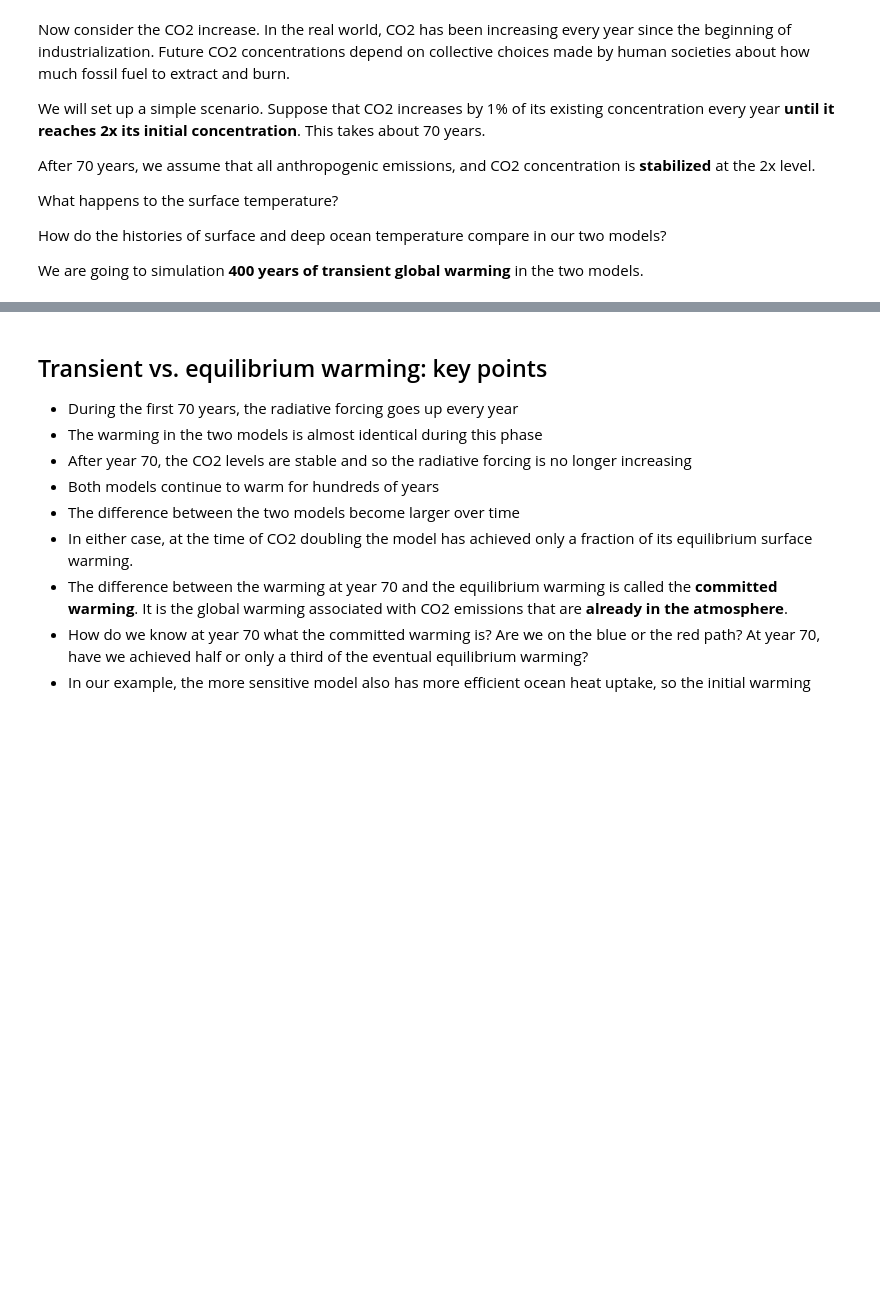
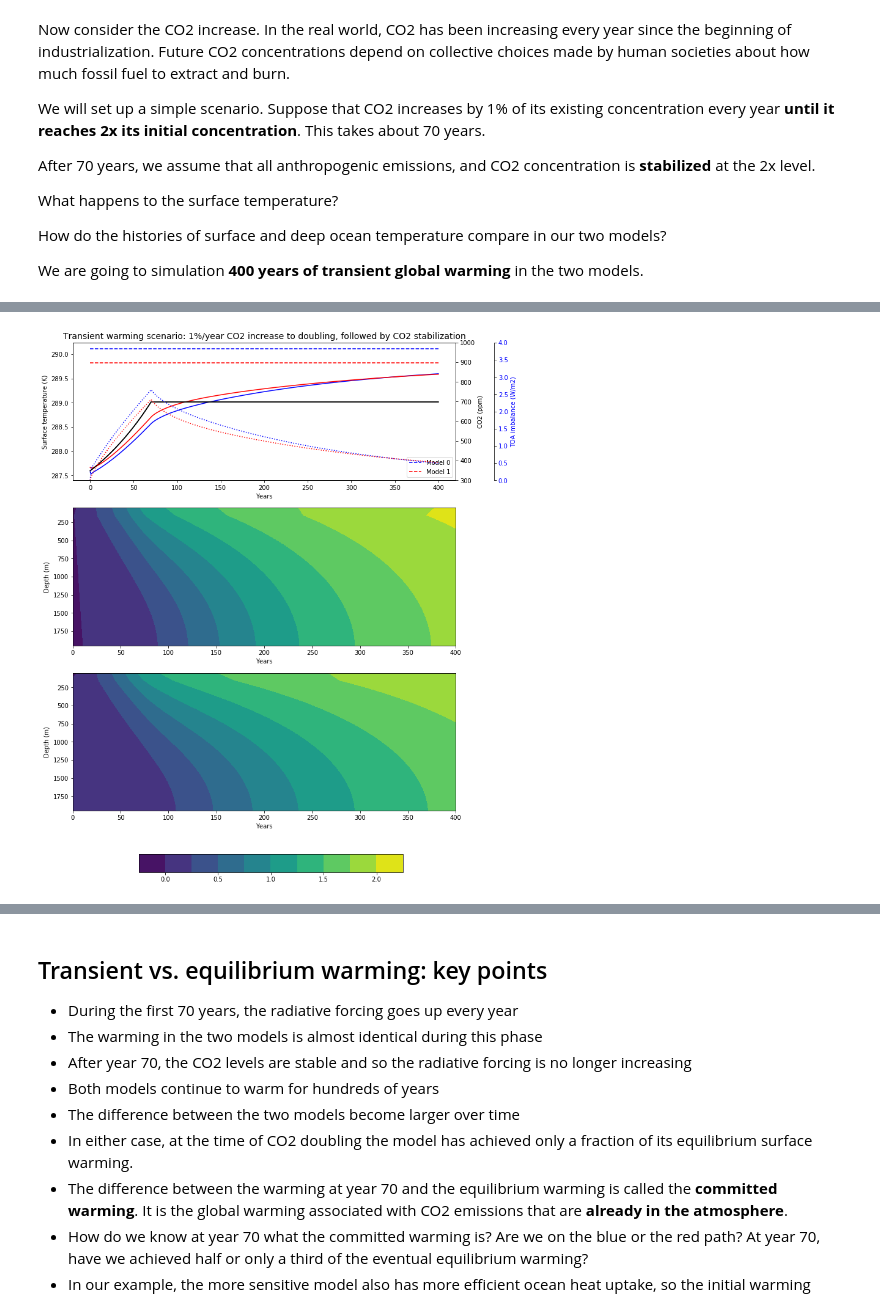
Before and after one commit to brian-rose/env-415, a Jupyter notebook: notes/L12_TransientWarming.ipynb, the cells around one changed output, grey strips where cells are left out. Drawn from its saved outputs; the diff is of its cells as text; code cells hidden in the pictures; blank space fills up the shorter version.

Commit message:
Tinkering with transient warming notes

```diff
--- a/notes/L12_TransientWarming.ipynb
+++ b/notes/L12_TransientWarming.ipynb
@@ -85,15 +94,15 @@ Now we double CO2 and calculate the Equilibrium Climate Sensitivity:
 slab_2x = []
 for model in slab:
     model_2x = climlab.process_like(model)
-    model_2x.absorber_vmr['CO2'] *= 2.
-    model_2x.integrate_converge()
+    model_2x.subprocess['Radiation'].absorber_vmr['CO2'] *= 2.
+    model_2x.integrate_years(5)
     slab_2x.append(model_2x)
 
 #  Climate sensitivity
 DeltaT = []
 for n in range(len(slab)):
     DeltaT.append(slab_2x[n].Ts - slab[n].Ts)
-print 'The equilibrium climate sensitivities are:'
-print 'Model 0: %0.2f K' %DeltaT[0]
-print 'Model 1: %0.2f K' %DeltaT[1]
+print('The equilibrium climate sensitivities are:')
+print('Model 0: %0.2f K' %DeltaT[0])
+print('Model 1: %0.2f K' %DeltaT[1])
 # %% [output]
@@ -182,0 +275,60 @@ We are going to simulation **400 years of transient global warming** in the two
+# %%
+colorlist = ['b', 'r']
+co2color = 'k'
+
+num_axes = len(param) + 1
+fig, ax = plt.subplots(num_axes, figsize=(12,14))
+
+# Twin the x-axis twice to make independent y-axes.
+topaxes = [ax[0], ax[0].twinx(), ax[0].twinx()]
+
+# Make some space on the right side for the extra y-axis.
+fig.subplots_adjust(right=0.85)
+
+# Move the last y-axis spine over to the right by 10% of the width of the axes
+topaxes[-1].spines['right'].set_position(('axes', 1.1))
+
+# To make the border of the right-most axis visible, we need to turn the frame
+# on. This hides the other plots, however, so we need to turn its fill off.
+topaxes[-1].set_frame_on(True)
+topaxes[-1].patch.set_visible(False)
+
+for n, model in enumerate(slab_2x):
+    topaxes[0].plot(model.Ts*np.ones_like(Tsarray[n]), '--', color=colorlist[n])
+topaxes[0].set_ylabel('Surface temperature (K)')
+topaxes[0].set_xlabel('Years')
+topaxes[0].set_title('Transient warming scenario: 1%/year CO2 increase to doubling, followed by CO2 stabilization', fontsize=14)
+topaxes[0].legend(['Model 0', 'Model 1'], loc='lower right')
+
+topaxes[1].plot(CO2array, color=co2color)
+topaxes[1].set_ylabel('CO2 (ppm)', color=co2color)
+for tl in topaxes[1].get_yticklabels():
+    tl.set_color(co2color)
+topaxes[1].set_ylim(300., 1000.)
+
+topaxes[2].set_ylabel('TOA imbalance (W/m2)', color='b')
+for tl in topaxes[2].get_yticklabels():
+    tl.set_color('b')
+topaxes[2].set_ylim(0, 4)
+
+for n, model in enumerate(deep):
+    topaxes[0].plot(Tsarray[n], color=colorlist[n])
+    topaxes[2].plot(netrad[n], ':', color=colorlist[n])
+    for n in range(len(param)):
+        cax = ax[n+1].contourf(years, deep[n].depth, Tocean[n] - Tsarray[n][0], levels=contour_levels)
+topaxes[1].plot(CO2array, color=co2color)
+
+
+
+contour_levels = np.arange(-0.25, 2.5, 0.25)
+for n in range(len(param)):
+    cax = ax[n+1].contourf(years, deep[n].depth, Tocean[n] - Tsarray[n][0], levels=contour_levels)
+    ax[n+1].invert_yaxis()
+    ax[n+1].set_ylabel('Depth (m)')
+    ax[n+1].set_xlabel('Years')
+
+fig.subplots_adjust(bottom=0.12)
+cbar_ax = fig.add_axes([0.25, 0.02, 0.5, 0.03])
+fig.colorbar(cax, cax=cbar_ax, orientation='horizontal');
+# %% [output]
+[figure, added]
```
Also changed, not shown: parts of 11 cells of this notebook.
